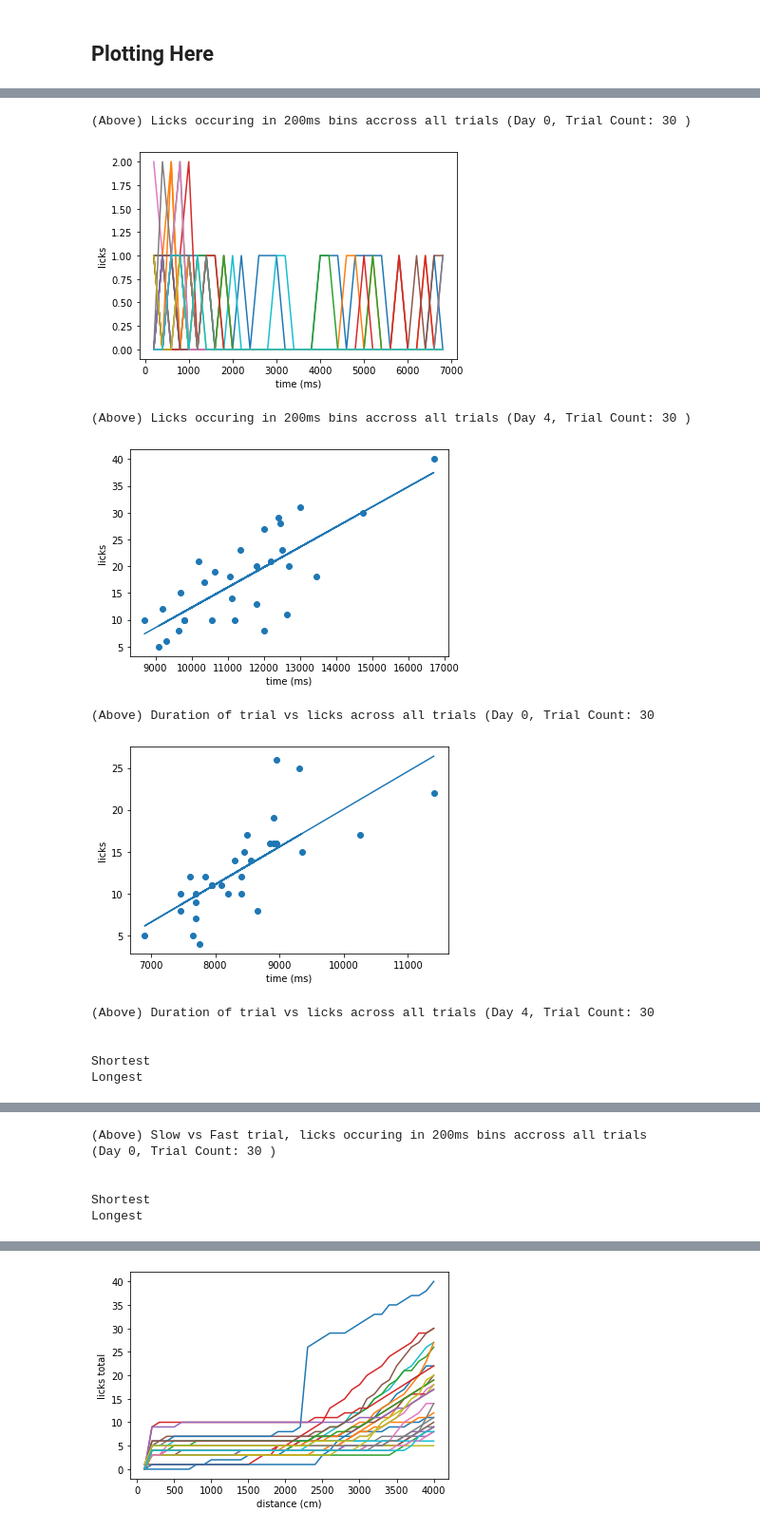
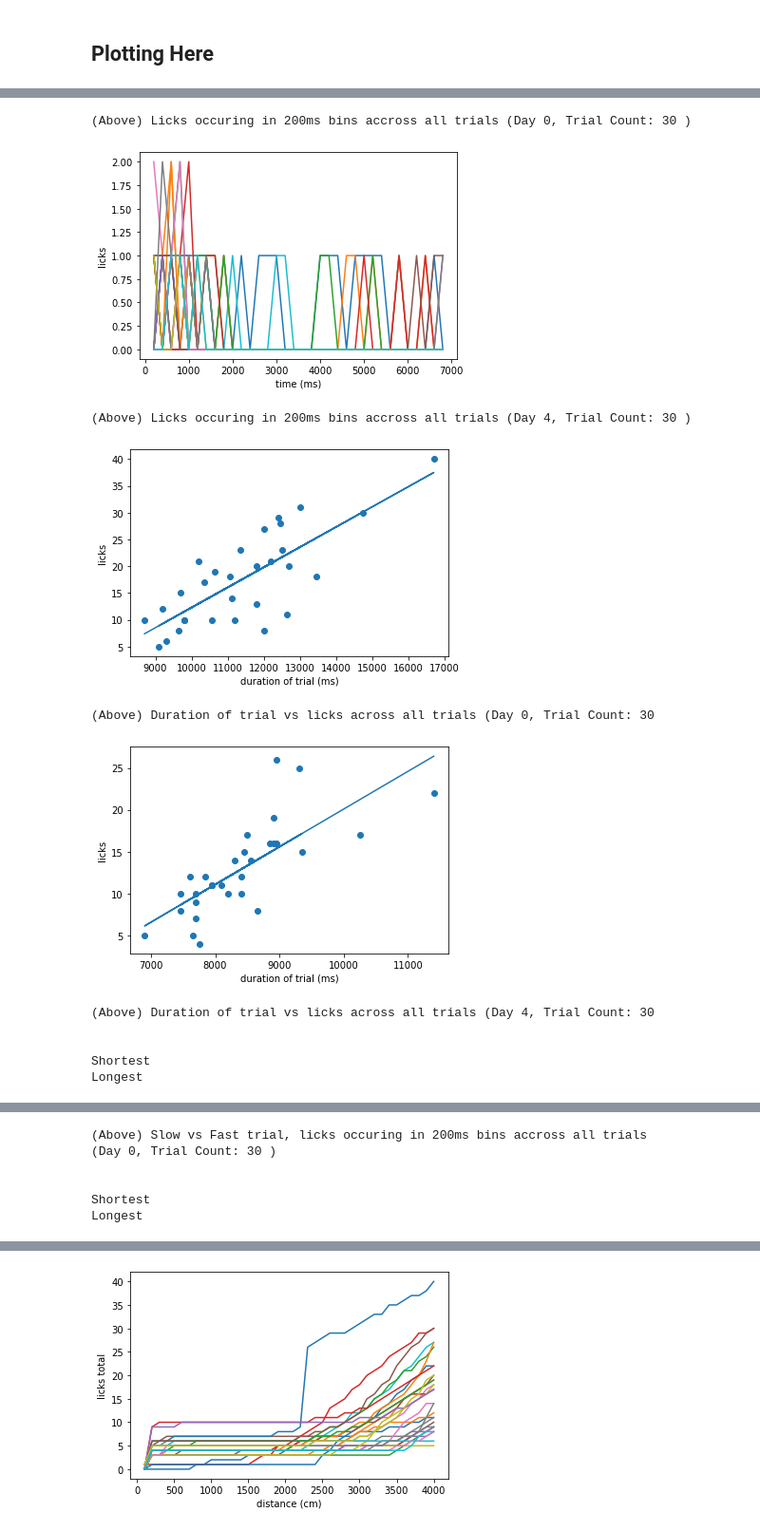
Before and after one commit to sophiakolak/6998-what-is-time, a Jupyter notebook: data/Lick_Rate_and_Time.ipynb, the cells around one changed output, grey strips where cells are left out. Shown at 95% size. Cells and saved outputs as stored; diff of their text form; code cells hidden in the pictures.

Commit message:
graphs tweaked

```diff
--- a/data/Lick_Rate_and_Time.ipynb
+++ b/data/Lick_Rate_and_Time.ipynb
@@ -262,7 +262,7 @@ def dur(durations, licks):
     m, b = np.polyfit(x, y, 1)
     plt.scatter(x, y, marker='o')
     plt.plot(x, m*x + b)
-    plt.xlabel("time (ms)")
+    plt.xlabel("duration of trial (ms)")
     plt.ylabel("licks")
     plt.show()
 
@@ -347,36 +347,36 @@ print("(Above) Space bins, licks occuring in 200ms bins accross all trials \n(Da
 
 
 #bin in 200ms bins
 #num_of_bins = int(time // 200)
 #print("number of bins:", num_of_bins)
 
 
 #find amount of licks per bin  and store as variable
 #def lick_time (total licks, time):
 
     # plot the data
     #data.iloc[0:581]. plt.plot(time, lick, alpha=0.4, label="no odor")
     #plt.legend()
 
     # show the plot
     #plt.show()
 
     #return "Done!"
 
 #plot as y axis
     #find delta lick in 200ms
     #divide by
 #licks per milisecond
 #find delta licks and divide by number of seconds that have passed
 #time bins of 200ms
 # %% [output]
 [figure]
 (Above) Licks occuring in 200ms bins accross all trials (Day 0, Trial Count: 30 )
 [figure]
 (Above) Licks occuring in 200ms bins accross all trials (Day 4, Trial Count: 30 )
-[figure, old version]
+[figure, new version]
 (Above) Duration of trial vs licks across all trials (Day 0, Trial Count: 30
-[figure, old version]
+[figure, new version]
 (Above) Duration of trial vs licks across all trials (Day 4, Trial Count: 30
 
 
```
Also changed, not shown: parts of 1 cell of this notebook.
